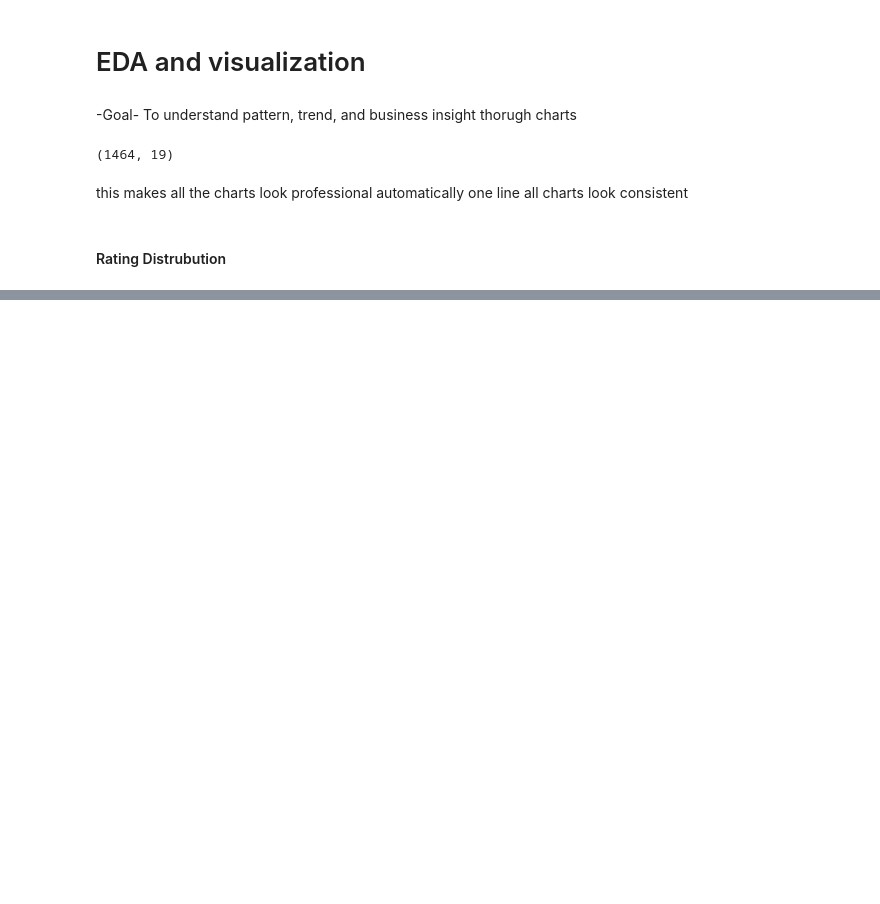
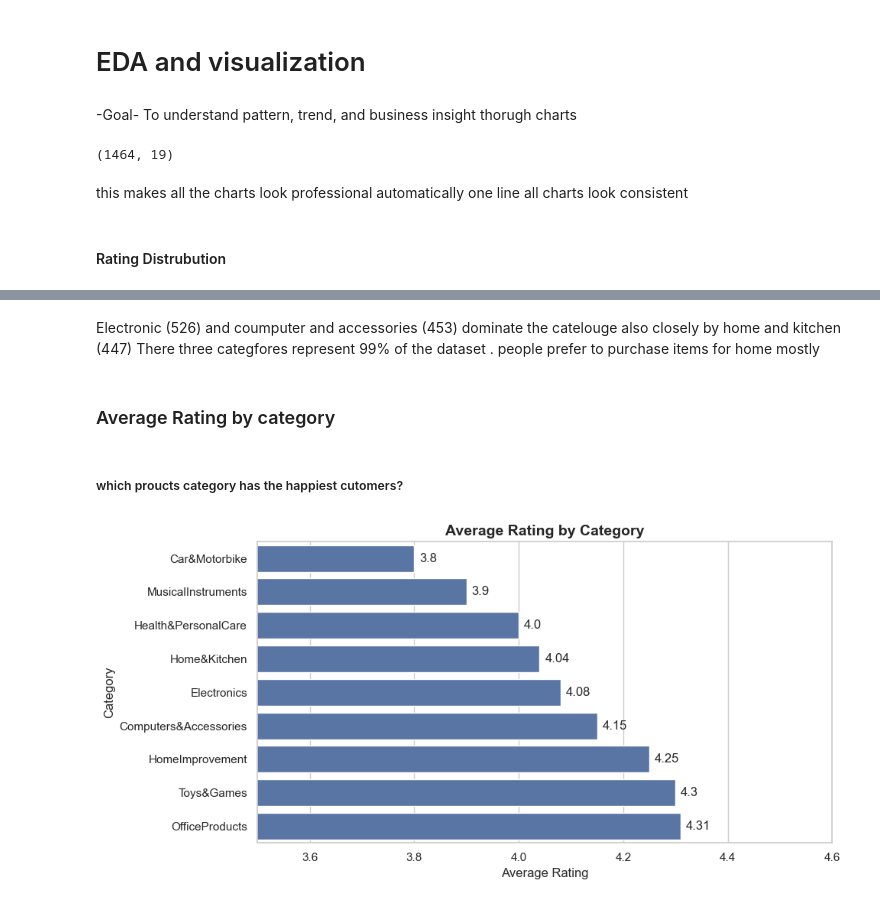
Before and after one commit to suzzzel5/Amazon-sales-insights, a Jupyter notebook: notebooks/03_eda_visualization.ipynb, the cells around one changed output, grey strips where cells are left out. Cells and saved outputs as stored; diff of their text form; code cells hidden in the pictures; blank space fills up the shorter version.

```diff
--- a/notebooks/03_eda_visualization.ipynb
+++ b/notebooks/03_eda_visualization.ipynb
@@ -26,0 +62,26 @@ this makes all the charts look professional automatically one line all charts lo
+# %% [markdown]
+Electronic (526) and coumputer and accessories (453) dominate the catelouge also closely by home and kitchen (447) There three categfores represent 99% of the dataset . people prefer to purchase items for home mostly
+# %% [markdown]
+### Average Rating by category
+# %% [markdown]
+##### which proucts category has the happiest cutomers?
+# %%
+# Calculate average rating per category
+avg_rating = df.groupby('main_category')['rating'].mean().sort_values(ascending=True).round(2)
+
+fig, ax = plt.subplots()
+bars = sns.barplot(x=avg_rating.values, y=avg_rating.index, ax=ax)
+
+ax.set_title('Average Rating by Category', fontsize=14, fontweight='bold')
+ax.set_xlabel('Average Rating')
+ax.set_ylabel('Category')
+ax.set_xlim(3.5, 4.6)  # zoom in to make differences visible
+
+# Add value labels
+for i, v in enumerate(avg_rating.values):
+     ax.text(v + 0.01, i, str(v), va='center')
+plt.savefig("../Figures/Average rating by category")
+plt.tight_layout()
+plt.show()
+# %% [output]
+[figure, added]
```
Also changed, not shown: parts of 32 cells of this notebook.
